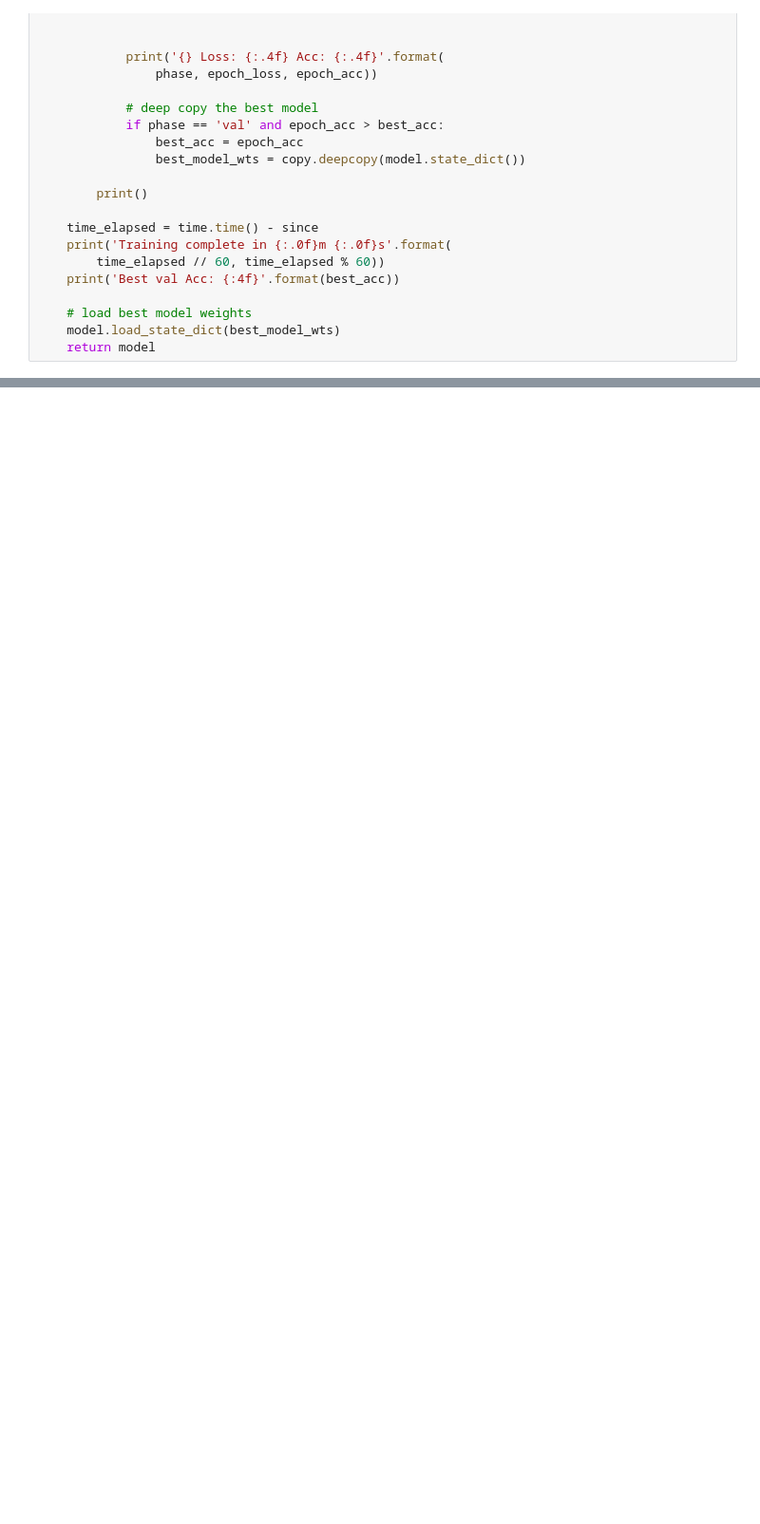
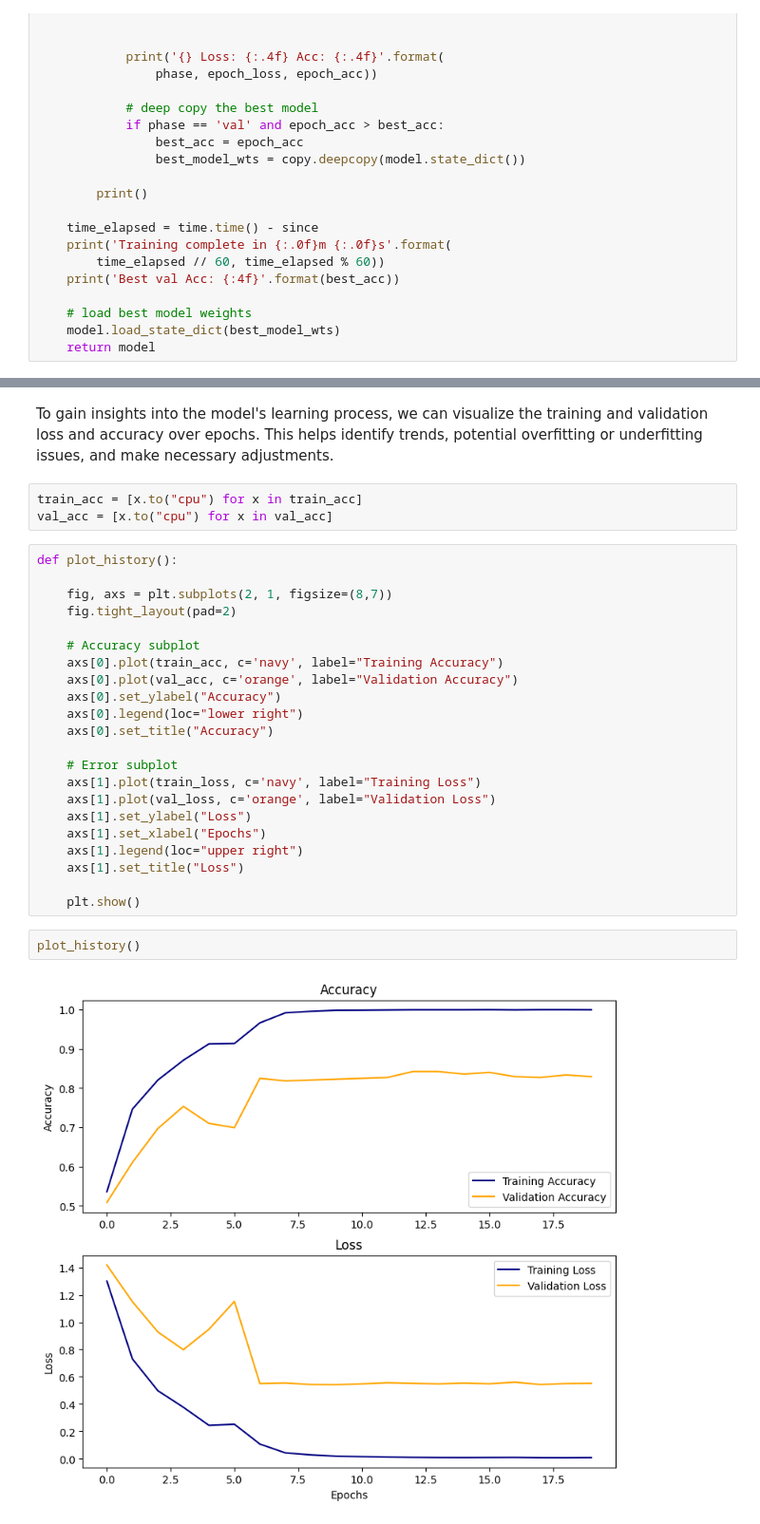
Before and after one commit to jvaleroliet/music_classificator, a Jupyter notebook: 2. Music Classificator.ipynb, the cells around one changed output, grey strips where cells are left out. Shown: that part at 95% size. Saved outputs shown, nothing was run; the diff lists cells and outputs as text; blank space fills up the shorter version.

```diff
--- a/2. Music Classificator.ipynb
+++ b/2. Music Classificator.ipynb
@@ -332,0 +480,31 @@ Best val Acc: 0.648649
+# %% [markdown]
+To gain insights into the model's learning process, we can visualize the training and validation loss and accuracy over epochs. This helps identify trends, potential overfitting or underfitting issues, and make necessary adjustments.
+# %%
+train_acc = [x.to("cpu") for x in train_acc]
+val_acc = [x.to("cpu") for x in val_acc]
+# %%
+def plot_history():
+
+    fig, axs = plt.subplots(2, 1, figsize=(8,7))
+    fig.tight_layout(pad=2)
+
+    # Accuracy subplot
+    axs[0].plot(train_acc, c='navy', label="Training Accuracy")
+    axs[0].plot(val_acc, c='orange', label="Validation Accuracy")
+    axs[0].set_ylabel("Accuracy")
+    axs[0].legend(loc="lower right")
+    axs[0].set_title("Accuracy")
+
+    # Error subplot
+    axs[1].plot(train_loss, c='navy', label="Training Loss")
+    axs[1].plot(val_loss, c='orange', label="Validation Loss")
+    axs[1].set_ylabel("Loss")
+    axs[1].set_xlabel("Epochs")
+    axs[1].legend(loc="upper right")
+    axs[1].set_title("Loss")
+
+    plt.show()
+# %%
+plot_history()
+# %% [output]
+[figure, added]
```
Also changed, not shown: parts of 53 cells of this notebook.
